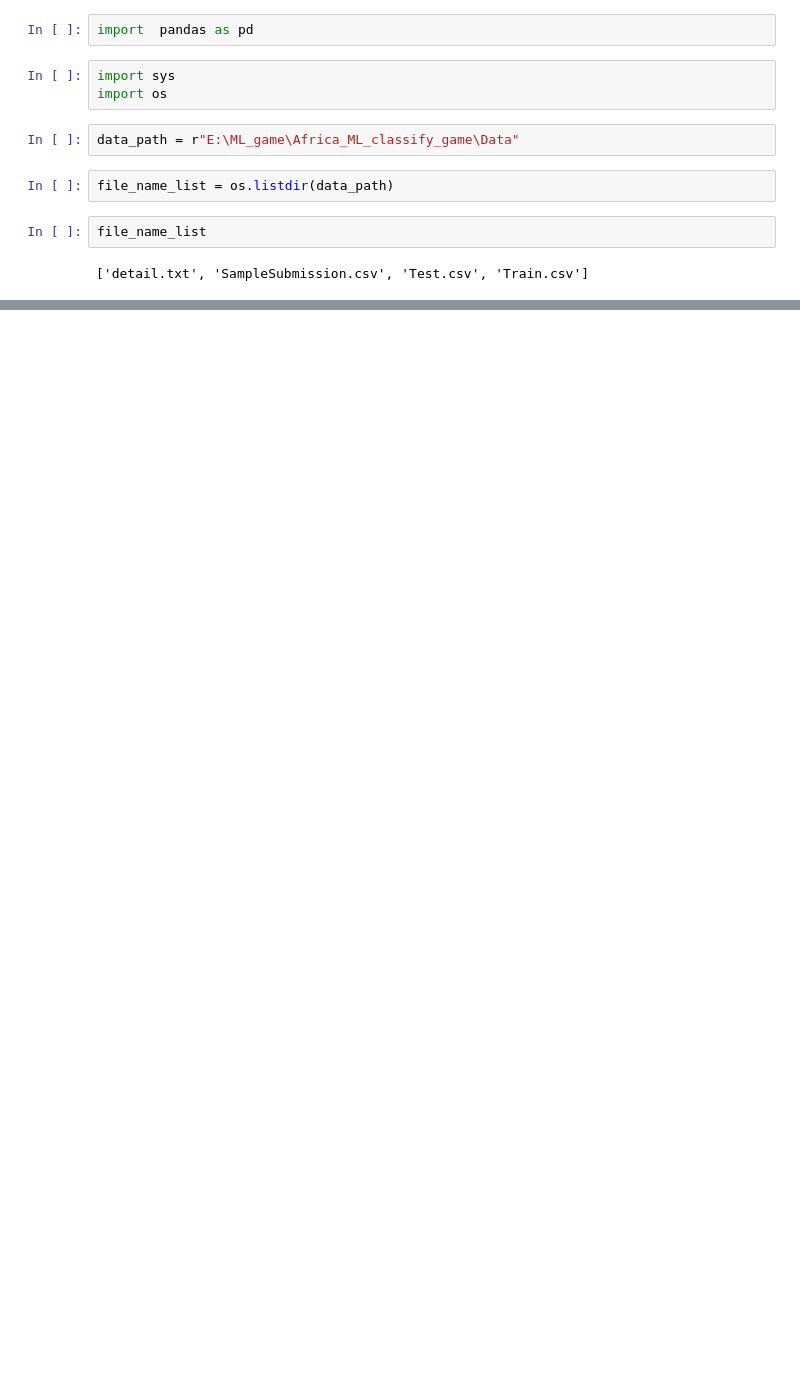
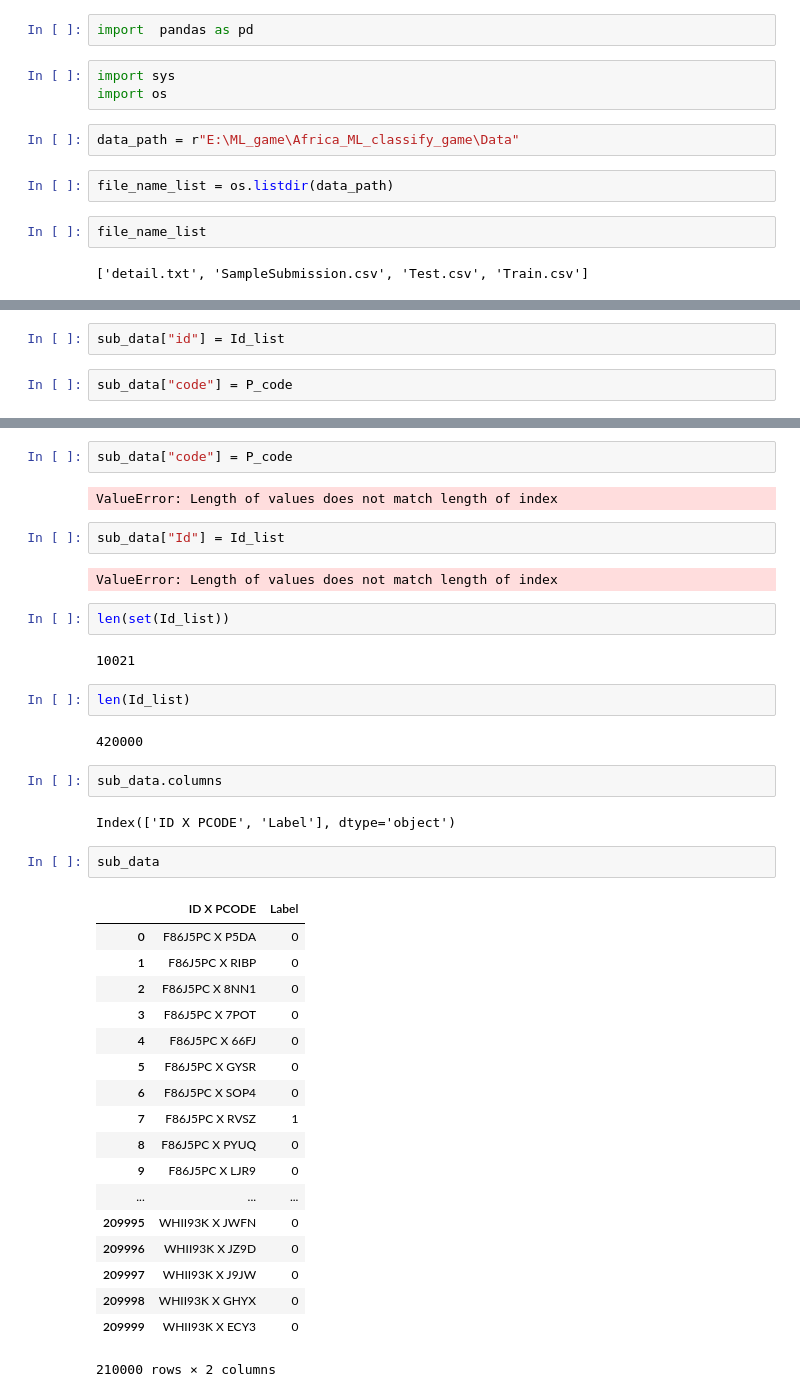
Before and after one commit to Mindfaker/Africa_ML_classify_game, a Jupyter notebook: shell/dataShow.ipynb, the cells around one changed output, grey strips where cells are left out. Cells and saved outputs as stored; diff of their text form; blank space fills up the shorter version.

```diff
--- a/shell/dataShow.ipynb
+++ b/shell/dataShow.ipynb
@@ -17,0 +40,4 @@ FileNotFoundError: File b"E:\\ML_game\\Africa_ML_classify_game\\Data\\'detail.tx
+# %%
+sub_data["id"] = Id_list
+# %%
+sub_data["code"] = P_code
@@ -17,0 +104,41 @@ FileNotFoundError: File b"E:\\ML_game\\Africa_ML_classify_game\\Data\\'detail.tx
+# %%
+sub_data["code"] = P_code
+# %% [output]
+ValueError: Length of values does not match length of index
+# %%
+sub_data["Id"] = Id_list
+# %% [output]
+ValueError: Length of values does not match length of index
+# %%
+len(set(Id_list))
+# %% [output]
+10021
+# %%
+len(Id_list)
+# %% [output]
+420000
+# %%
+sub_data.columns
+# %% [output]
+Index(['ID X PCODE', 'Label'], dtype='object')
+# %%
+sub_data
+# %% [output]
+|  | ID X PCODE | Label |
+| 0 | F86J5PC X P5DA | 0 |
+| 1 | F86J5PC X RIBP | 0 |
+| 2 | F86J5PC X 8NN1 | 0 |
+| 3 | F86J5PC X 7POT | 0 |
+| 4 | F86J5PC X 66FJ | 0 |
+| 5 | F86J5PC X GYSR | 0 |
+| 6 | F86J5PC X SOP4 | 0 |
+| 7 | F86J5PC X RVSZ | 1 |
+| 8 | F86J5PC X PYUQ | 0 |
+| 9 | F86J5PC X LJR9 | 0 |
+| ... | ... | ... |
+| 209995 | WHII93K X JWFN | 0 |
+| 209996 | WHII93K X JZ9D | 0 |
+| 209997 | WHII93K X J9JW | 0 |
+| 209998 | WHII93K X GHYX | 0 |
+| 209999 | WHII93K X ECY3 | 0 |
+210000 rows × 2 columns
```
Also changed, not shown: parts of 15 cells of this notebook, 1 other file.
